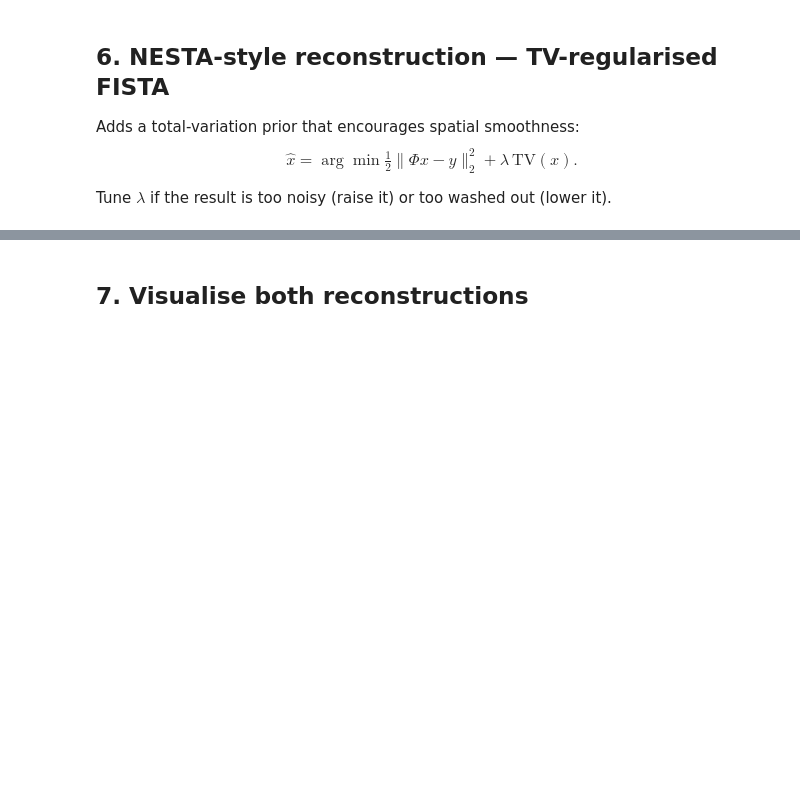
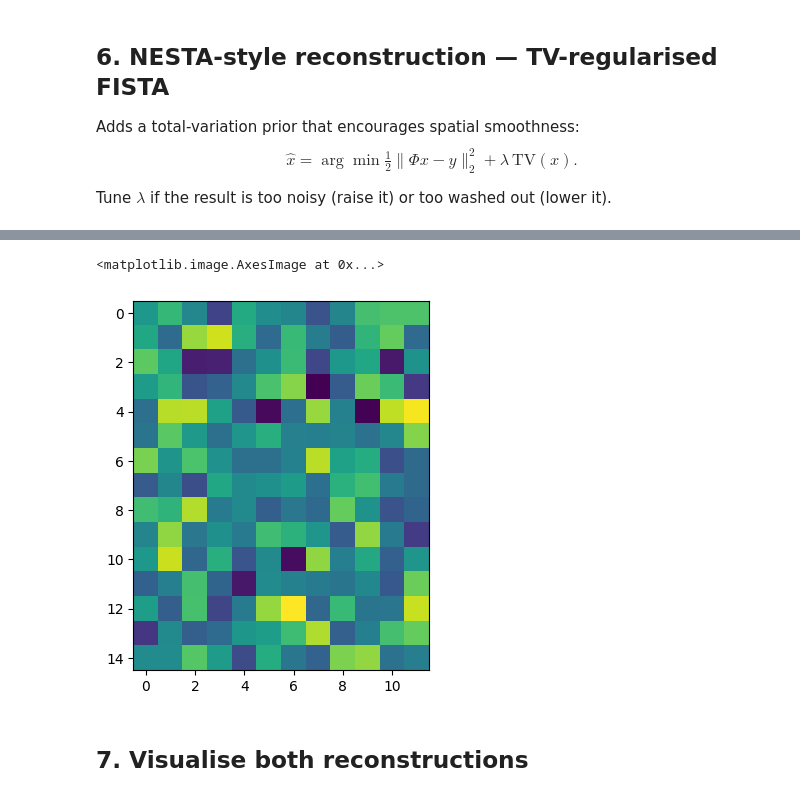
Before and after one commit to saroyan-sw/Single-Pixel-Camera, a Jupyter notebook: Project6_Notebook_2.ipynb, the cells around one changed output, grey strips where cells are left out. Saved outputs shown, nothing was run; the diff lists cells and outputs as text; code cells hidden in the pictures; blank space fills up the shorter version.

```diff
--- a/Project6_Notebook_2.ipynb
+++ b/Project6_Notebook_2.ipynb
@@ -200,2 +206,7 @@ Running FISTA+TV (200 iterations) ...
+# %%
+plt.imshow(X_tv)
+# %% [output]
+<matplotlib.image.AxesImage at 0x...>
+[figure, added]
 # %% [markdown]
 ## 7. Visualise both reconstructions
```
Also changed, not shown: parts of 11 cells of this notebook, 1 other file.
